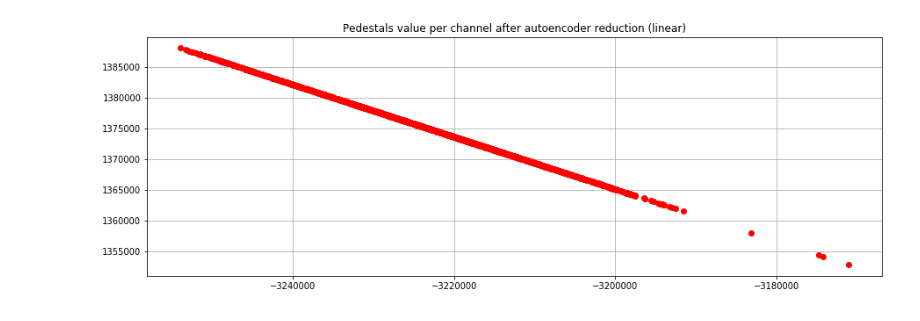
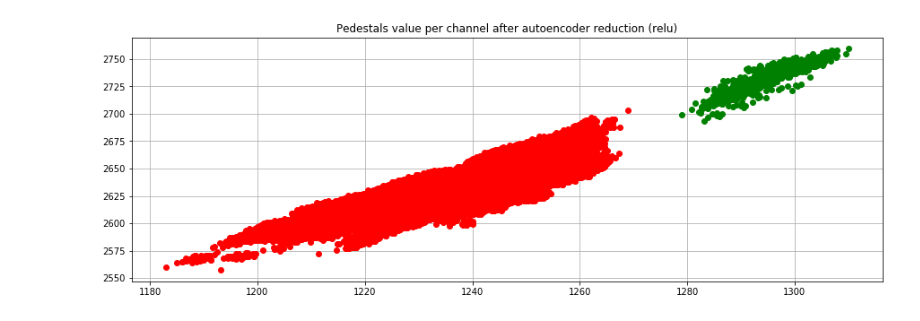
Before and after one commit to Czerwooonka/pracaMagisterska-WizualizacjaDanych, a Jupyter notebook: Autoenkodery/Pedestals.ipynb, the cells around one changed output. Saved outputs shown, nothing was run; the diff lists cells and outputs as text; code cells hidden in the pictures.

Commit message:
Autoencoders actualization

```diff
--- a/Autoenkodery/Pedestals.ipynb
+++ b/Autoenkodery/Pedestals.ipynb
@@ -1963,13 +171,0 @@ _________________________________________________________________
-# %%
-for file in data_files:
-    data2 = pd.DataFrame()
-    data = pd.read_csv(file ,sep=' ', header=None, engine='python', error_bad_lines=False, warn_bad_lines=False)
-    data = data[data[0].str.contains("pedestal")]
-    data2 = data.loc[:, 2:2049]
-
-    data2.index = module_names()
-    data2.columns = range(2048)
-
-    data_train = data2
-
-    model16.fit(data_train, data_train, batch_size=128, epochs=10, verbose=1)
@@ -2015,25 +172,34 @@ _________________________________________________________________
-# %%
-fig, ax = plt.subplots()
-ax.set_title('Pedestals value per channel after autoencoder reduction (linear)')
-
-for file in data_files:
-    data2 = pd.DataFrame()
-    data = pd.read_csv(file ,sep=' ', header=None, engine='python', error_bad_lines=False, warn_bad_lines=False)
-    data = data[data[0].str.contains("pedestal")]
-    data2 = data.loc[:, 2:2049]
-
-    data2.index = module_names()
-    data2.columns = range(2048)
-
-    data_test = data2
-
-    Zenc = module_encoder.predict(data_test)
-
-    ax.plot(Zenc[:,0], Zenc[:,1], 'ro')
-
-#plt.xticks(rotation=90)
-plt.rcParams['figure.figsize'] = [15,5]
-ax.grid()
-plt.show()
-# %% [output]
-[figure, removed]
+# %%
+chanell_encoderS = load_model('relu_channel_model2.h5')
+
+fig, ax = plt.subplots()
+ax.set_title('Pedestals value per channel after autoencoder reduction (relu)')
+
+sensor_numbers = []
+
+for file in data_files:
+    data2 = pd.DataFrame()
+    data = pd.read_csv(file ,sep=' ', header=None, engine='python', error_bad_lines=False, warn_bad_lines=False)
+    data = data[data[0].str.contains("pedestal")]
+    data2 = data.loc[:, 2:2049]
+
+    data2.index = module_names()
+    data2.columns = range(2048)
+
+    data_test = data2.T
+
+    Zenc = chanell_encoderS.predict(data_test)
+
+    for i in data_test.index:
+        if Zenc[i,0] > 1270:
+            ax.plot(Zenc[i,0], Zenc[i,1], 'go')
+            sensor_numbers.append(i)
+        else:
+            ax.plot(Zenc[i,0], Zenc[i,1], 'ro')
+
+#plt.xticks(rotation=90)
+plt.rcParams['figure.figsize'] = [15,5]
+ax.grid()
+plt.show()
+# %% [output]
+[figure, added]
```
Also changed, not shown: parts of 90 cells of this notebook, 1 other file.
